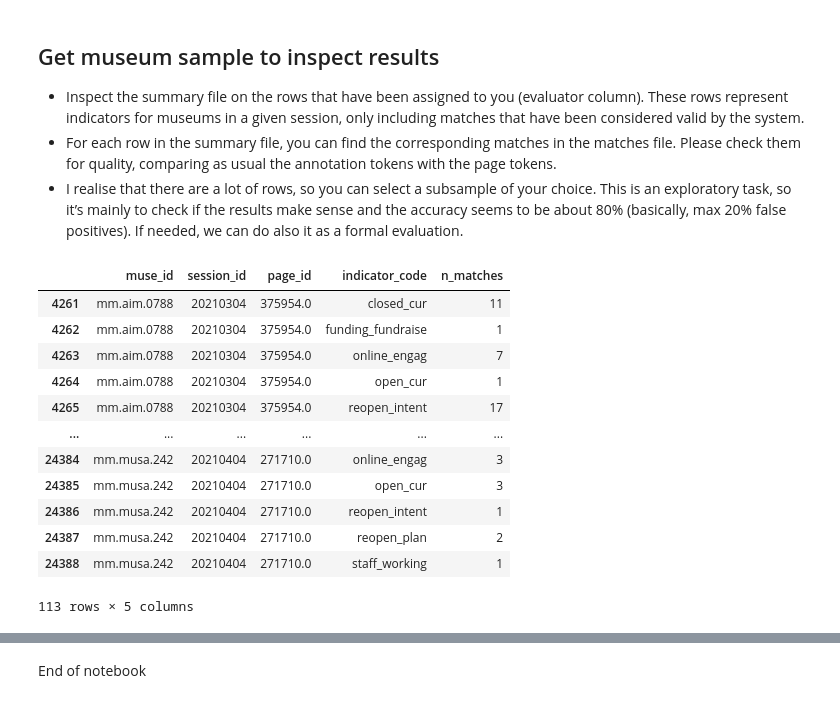
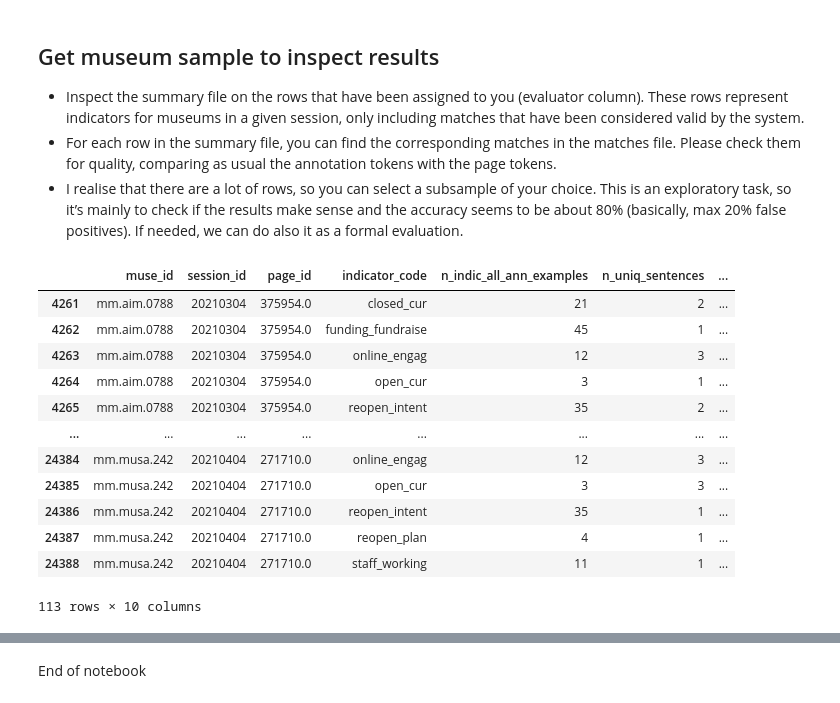
Before and after one commit to Birkbeck/museums-in-the-pandemic, a Jupyter notebook: mip/notebooks/02_extract_indicators.ipynb, the cells around one changed output, grey strips where cells are left out. Cells and saved outputs as stored; diff of their text form; code cells hidden in the pictures.

```diff
--- a/mip/notebooks/02_extract_indicators.ipynb
+++ b/mip/notebooks/02_extract_indicators.ipynb
@@ -293,0 +285,7 @@ Name: session_id, dtype: int64
+# %%
+# load annotations
+indic_df, ann_df = get_indicator_annotations(out_folder)
+del indic_df
+ann_stats_df = ann_df.groupby(['indicator_code']).size().reset_index(name='n_indic_all_ann_examples')
+print(ann_df.head(30))
+ann_stats_df
@@ -293,0 +327,26 @@ Name: session_id, dtype: int64
+# %%
+col_aggr = ['muse_id','session_id','page_id','indicator_code','n_indic_all_ann_examples']
+
+def aggr_indicators_sent(df):
+    d = {}
+    for c in col_aggr:
+        d[c] = df[c].tolist()[0]
+    d['n_uniq_sentences'] = df['sentence_id'].nunique()
+    d['n_matched_annotations'] = df['example_id'].nunique()
+    d['n_matches'] = len(df)
+    d['matches_to_sent_ratio'] = round(d['n_matches'] / d['n_uniq_sentences'],3)
+    d['matches_to_example_ratio'] = round(d['n_matches'] / d['n_indic_all_ann_examples'],3)
+    #d['matches_ratio'] = round(d['n_matches'] / d['n_indic_all_ann_examples'],3)
+    return pd.Series(d)
+
+n = len(allsess_match_valid_df)
+allsess_match_valid_df2 = allsess_match_valid_df.merge(ann_stats_df, on='indicator_code')
+assert n == len(allsess_match_valid_df2)
+
+muse_indic_sent_df = allsess_match_valid_df2.groupby(col_aggr).apply(aggr_indicators_sent)
+print(muse_indic_sent_df.columns)
+muse_indic_sent_df.reset_index(drop=True, inplace=True)
+muse_indic_sent_df = muse_indic_sent_df.sort_values(['session_id','muse_id','indicator_code'])
+#print(muse_indic_sent_df.session_id.value_counts())
+muse_indic_sent_df.to_excel(out_folder+'tmp/museum_indicators_sent_stats-v1.xlsx', index=False)
+muse_indic_sent_df.head(30)
@@ -298,23 +379,23 @@ Name: session_id, dtype: int64
 - For each row in the summary file, you can find the corresponding matches in the matches file. Please check them for quality, comparing as usual the annotation tokens with the page tokens.
 - I realise that there are a lot of rows, so you can select a subsample of your choice. This is an exploratory task, so it’s mainly to check if the results make sense and the accuracy seems to be about 80% (basically, max 20% false positives). If needed, we can do also it as a formal evaluation.
 # %%
-musem_sample_ids = muse_indic_df.muse_id.sample(10,random_state=10)
-muse_sample_df = muse_indic_df[muse_indic_df.muse_id.isin(musem_sample_ids)]
+musem_sample_ids = muse_indic_sent_df.muse_id.sample(10,random_state=10)
+muse_sample_df = muse_indic_sent_df[muse_indic_sent_df.muse_id.isin(musem_sample_ids)]
 muse_sample_df.to_excel(out_folder+'tmp/museum_website_match_sample10_summary.xlsx',index=False)
 allsess_match_valid_df[allsess_match_valid_df.muse_id.isin(musem_sample_ids)].to_excel(out_folder+'tmp/museum_website_match_sample10_matches.xlsx',index=False)
 
 muse_sample_df
 # %% [output]
-|  | muse_id | session_id | page_id | indicator_code | n_matches |
-| 4261 | mm.aim.0788 | 20210304 | 375954.0 | closed_cur | 11 |
-| 4262 | mm.aim.0788 | 20210304 | 375954.0 | funding_fundraise | 1 |
-| 4263 | mm.aim.0788 | 20210304 | 375954.0 | online_engag | 7 |
-| 4264 | mm.aim.0788 | 20210304 | 375954.0 | open_cur | 1 |
-| 4265 | mm.aim.0788 | 20210304 | 375954.0 | reopen_intent | 17 |
-| ... | ... | ... | ... | ... | ... |
-| 24384 | mm.musa.242 | 20210404 | 271710.0 | online_engag | 3 |
-| 24385 | mm.musa.242 | 20210404 | 271710.0 | open_cur | 3 |
-| 24386 | mm.musa.242 | 20210404 | 271710.0 | reopen_intent | 1 |
-| 24387 | mm.musa.242 | 20210404 | 271710.0 | reopen_plan | 2 |
-| 24388 | mm.musa.242 | 20210404 | 271710.0 | staff_working | 1 |
+|  | muse_id | session_id | page_id | indicator_code | n_indic_all_ann_examples | n_uniq_sentences | ... |
+| 4261 | mm.aim.0788 | 20210304 | 375954.0 | closed_cur | 21 | 2 | ... |
+| 4262 | mm.aim.0788 | 20210304 | 375954.0 | funding_fundraise | 45 | 1 | ... |
+| 4263 | mm.aim.0788 | 20210304 | 375954.0 | online_engag | 12 | 3 | ... |
+| 4264 | mm.aim.0788 | 20210304 | 375954.0 | open_cur | 3 | 1 | ... |
+| 4265 | mm.aim.0788 | 20210304 | 375954.0 | reopen_intent | 35 | 2 | ... |
+| ... | ... | ... | ... | ... | ... | ... | ... |
+| 24384 | mm.musa.242 | 20210404 | 271710.0 | online_engag | 12 | 3 | ... |
+| 24385 | mm.musa.242 | 20210404 | 271710.0 | open_cur | 3 | 3 | ... |
+| 24386 | mm.musa.242 | 20210404 | 271710.0 | reopen_intent | 35 | 1 | ... |
+| 24387 | mm.musa.242 | 20210404 | 271710.0 | reopen_plan | 4 | 1 | ... |
+| 24388 | mm.musa.242 | 20210404 | 271710.0 | staff_working | 11 | 1 | ... |
-113 rows × 5 columns
+113 rows × 10 columns
```
Also changed, not shown: parts of 6 cells of this notebook, 2 other files.
